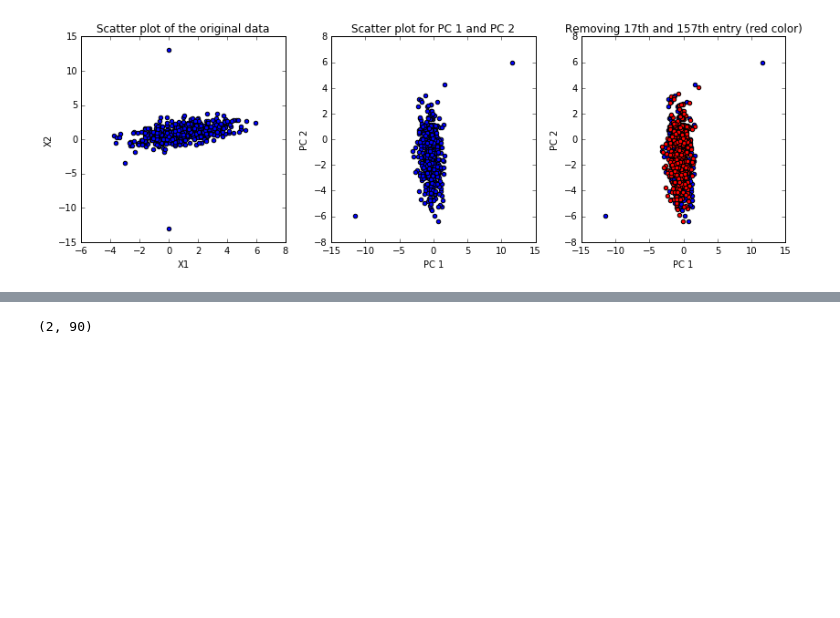
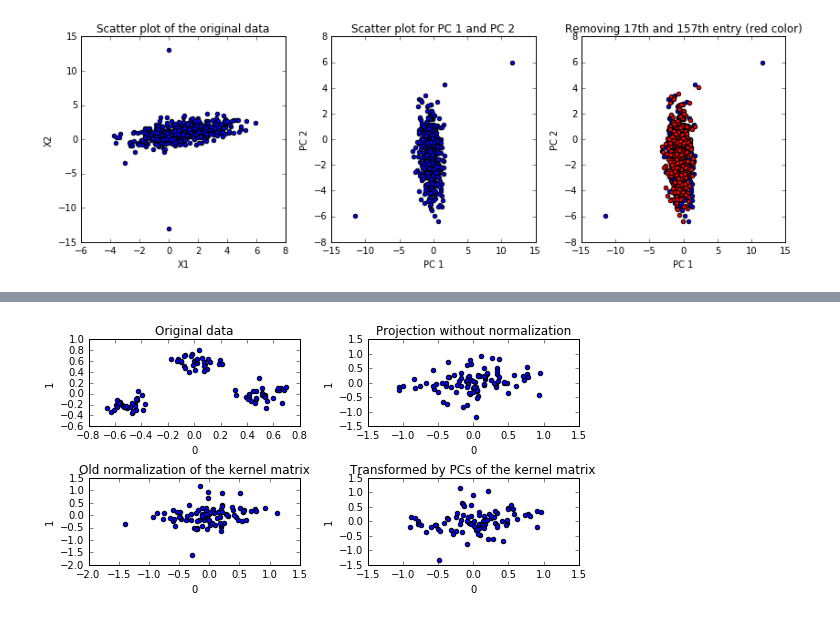
Before and after one commit to danijar/course-machine-intelligence-2, a Jupyter notebook: EX4/Exercise4.ipynb, the cells around one changed output, grey strips where cells are left out. Cells and saved outputs as stored; diff of their text form; code cells hidden in the pictures; blank space fills up the shorter version.

```diff
--- a/EX4/Exercise4.ipynb
+++ b/EX4/Exercise4.ipynb
@@ -108,25 +108,47 @@ pd.DataFrame(data).plot.scatter(x=0, y=1)
 # %%
 def rbf_kernel(x, y, sigma):
     len_difference = np.sqrt((x - y).dot((x - y)))
     return np.exp(len_difference ** 2 / (2 * sigma ** 2))
 
 def calculate_kernel_matrix(data, sigma):
     order = len(data)
     kernel = np.empty((order, order))
     for idx1, first in enumerate(data):
         for idx2, second in enumerate(data):
             kernel[idx1][idx2] = rbf_kernel(first, second, sigma)
+    return old_normalize_kernel_matrix(kernel)
 
+def old_normalize_kernel_matrix(kernel):
     # Centering kernel matrix to zero mean
-    # norm = np.ones((order,order)) / order
-    # kernel = kernel - norm.dot(kernel) - kernel.dot(norm) + norm.dot(
-    #    kernel).dot(norm)
-
+    order = kernel.shape[0]
+    norm = np.ones((order,order)) / order
+    kernel = kernel - norm.dot(kernel) - kernel.dot(norm) + norm.dot(kernel).dot(norm)
     return kernel
 
+def normalize_kernel_matrix(kernel):
+    overall_mean = np.mean(kernel)
+    sums = np.sum(kernel, axis=0)
+    s = kernel.shape
+    p = kernel.shape[0]
+    kernel_n = np.empty(s)
+    for a, b in np.ndindex(s):
+        kernel_n[a, b] = kernel[a, b] - sums[a] / p - sums[b] / p + overall_mean / (p ** 2)
+    return kernel_n
+
+def plot_kernel_projection(kernel, axes, title):
+    _, eigvecs = np.linalg.eigh(kernel)
+    transformed = np.dot(eigvecs, data)
+    pd.DataFrame(transformed).plot.scatter(x=0, y=1, ax=axes, title=title)
 
 kernel = calculate_kernel_matrix(data, 0.1)
-eigvals, eigvecs = np.linalg.eigh(kernel)
-transformed = data.T.dot(eigvecs.T)
+figure, axes = plt.subplots(nrows=2, ncols=2, figsize=(8, 4))
+pd.DataFrame(data).plot.scatter(x=0, y=1, ax=axes[0, 0], title='Original data')
+plot_kernel_projection(kernel, axes[0, 1],
+                       'Projection without normalization')
+plot_kernel_projection(old_normalize_kernel_matrix(kernel), axes[1, 0],
+                       'Old normalization of the kernel matrix')
+plot_kernel_projection(normalize_kernel_matrix(kernel), axes[1, 1],
+                       'Transformed by PCs of the kernel matrix')
+figure.tight_layout()
 # %% [output]
-(2, 90)
+[figure, added]
```
Also changed, not shown: parts of 2 cells of this notebook.
